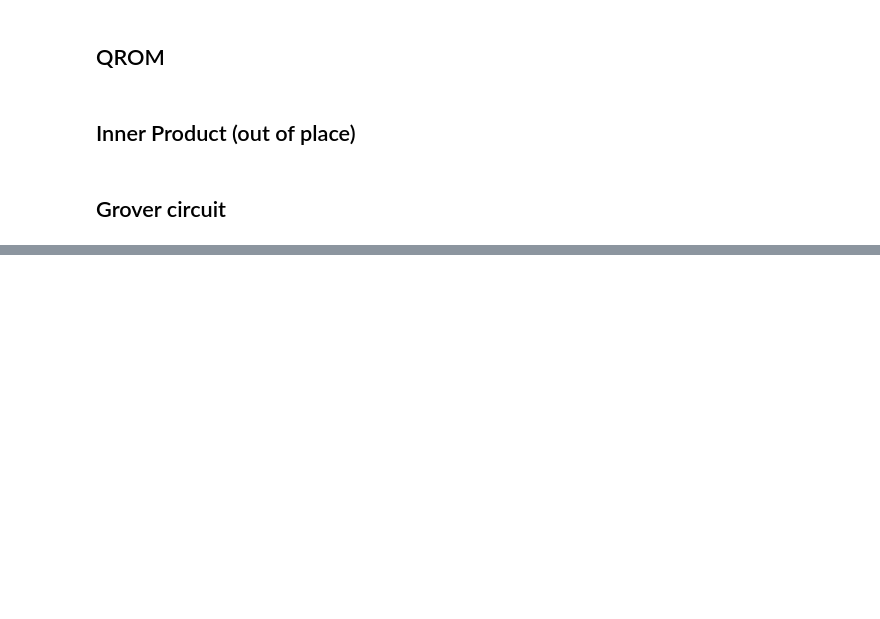
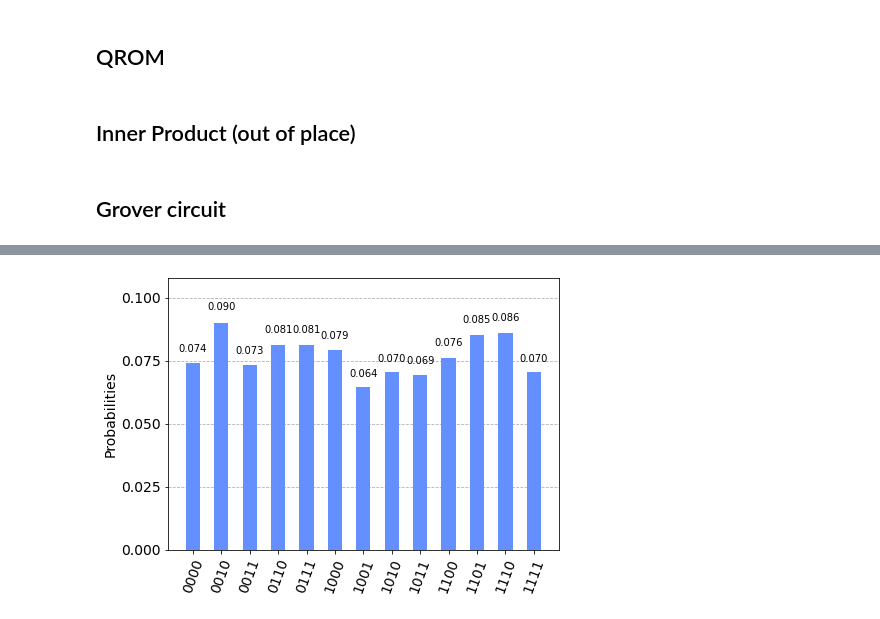
Before and after one commit to ausbin/qvmp, a Jupyter notebook: src/qvmp_grover.ipynb, the cells around one changed output, grey strips where cells are left out. Drawn from its saved outputs; the diff is of its cells as text; code cells hidden in the pictures; blank space fills up the shorter version.

```diff
--- a/src/qvmp_grover.ipynb
+++ b/src/qvmp_grover.ipynb
@@ -201,0 +222,6 @@ address_1: ─┤ U2(0,π) ├──░─┤ U2(0,π) ├─░─┤ X ├─
+# %%
+# fig:qvmp_functionality_pfound_unknown__1
+result, idx, num_iterations = run_experiment((16,8), 3, seed, is_known=False)
+plot_histogram(result.get_counts())
+# %% [output]
+[figure, added]
```
Also changed, not shown: parts of 15 cells of this notebook, 7 other files.
